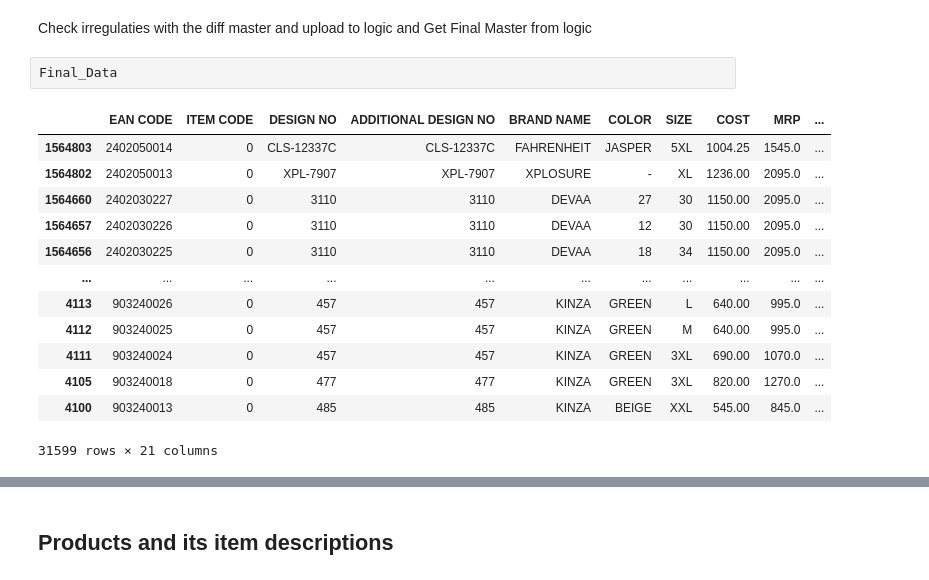
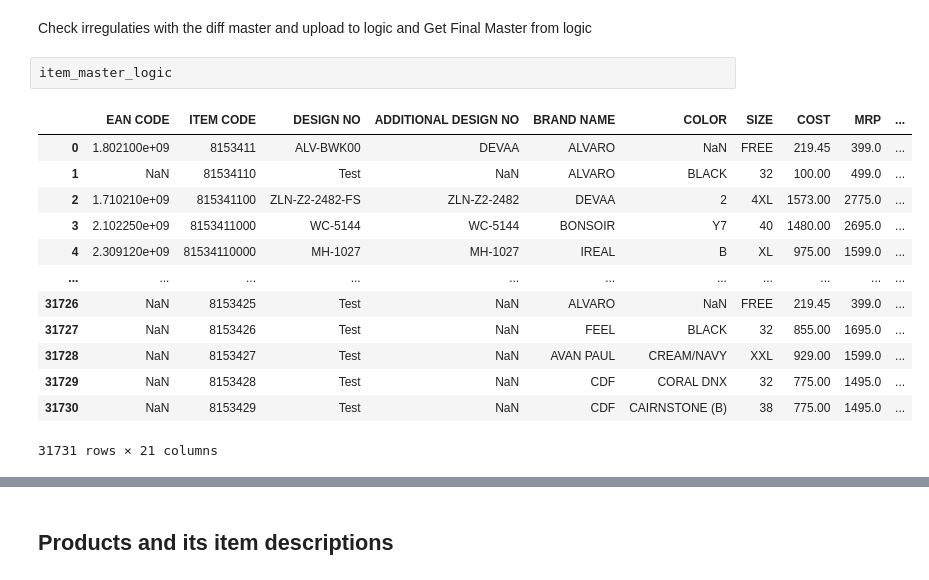
Before and after one commit to kjm8374/Devaa-Data-Migration, a Jupyter notebook: sqlTocsv.ipynb, the cells around one changed output, grey strips where cells are left out. Saved outputs shown, nothing was run; the diff lists cells and outputs as text.

```diff
--- a/sqlTocsv.ipynb
+++ b/sqlTocsv.ipynb
@@ -1249,22 +1236,22 @@ Final_Data
 merged_diff_master.to_excel('merged_item_master.xlsx')
 # %% [markdown]
 Check irregulaties with the diff master and upload to logic and Get Final Master from logic
-# %%
-Final_Data
-# %% [output]
-|  | EAN CODE | ITEM CODE | DESIGN NO | ADDITIONAL DESIGN NO | BRAND NAME | COLOR | SIZE | COST | MRP | ... |
-| 1564803 | 2402050014 | 0 | CLS-12337C | CLS-12337C | FAHRENHEIT | JASPER | 5XL | 1004.25 | 1545.0 | ... |
-| 1564802 | 2402050013 | 0 | XPL-7907 | XPL-7907 | XPLOSURE | - | XL | 1236.00 | 2095.0 | ... |
-| 1564660 | 2402030227 | 0 | 3110 | 3110 | DEVAA | 27 | 30 | 1150.00 | 2095.0 | ... |
-| 1564657 | 2402030226 | 0 | 3110 | 3110 | DEVAA | 12 | 30 | 1150.00 | 2095.0 | ... |
-| 1564656 | 2402030225 | 0 | 3110 | 3110 | DEVAA | 18 | 34 | 1150.00 | 2095.0 | ... |
-| ... | ... | ... | ... | ... | ... | ... | ... | ... | ... | ... |
-| 4113 | 903240026 | 0 | 457 | 457 | KINZA | GREEN | L | 640.00 | 995.0 | ... |
-| 4112 | 903240025 | 0 | 457 | 457 | KINZA | GREEN | M | 640.00 | 995.0 | ... |
-| 4111 | 903240024 | 0 | 457 | 457 | KINZA | GREEN | 3XL | 690.00 | 1070.0 | ... |
-| 4105 | 903240018 | 0 | 477 | 477 | KINZA | GREEN | 3XL | 820.00 | 1270.0 | ... |
-| 4100 | 903240013 | 0 | 485 | 485 | KINZA | BEIGE | XXL | 545.00 | 845.0 | ... |
-31599 rows × 21 columns
+# %%
+item_master_logic
+# %% [output]
+|  | EAN CODE | ITEM CODE | DESIGN NO | ADDITIONAL DESIGN NO | BRAND NAME | COLOR | SIZE | COST | MRP | ... |
+| 0 | 1.802100e+09 | 8153411 | ALV-BWK00 | DEVAA | ALVARO | NaN | FREE | 219.45 | 399.0 | ... |
+| 1 | NaN | 81534110 | Test | NaN | ALVARO | BLACK | 32 | 100.00 | 499.0 | ... |
+| 2 | 1.710210e+09 | 815341100 | ZLN-Z2-2482-FS | ZLN-Z2-2482 | DEVAA | 2 | 4XL | 1573.00 | 2775.0 | ... |
+| 3 | 2.102250e+09 | 8153411000 | WC-5144 | WC-5144 | BONSOIR | Y7 | 40 | 1480.00 | 2695.0 | ... |
+| 4 | 2.309120e+09 | 81534110000 | MH-1027 | MH-1027 | IREAL | B | XL | 975.00 | 1599.0 | ... |
+| ... | ... | ... | ... | ... | ... | ... | ... | ... | ... | ... |
+| 31726 | NaN | 8153425 | Test | NaN | ALVARO | NaN | FREE | 219.45 | 399.0 | ... |
+| 31727 | NaN | 8153426 | Test | NaN | FEEL | BLACK | 32 | 855.00 | 1695.0 | ... |
+| 31728 | NaN | 8153427 | Test | NaN | AVAN PAUL | CREAM/NAVY | XXL | 929.00 | 1599.0 | ... |
+| 31729 | NaN | 8153428 | Test | NaN | CDF | CORAL DNX | 32 | 775.00 | 1495.0 | ... |
+| 31730 | NaN | 8153429 | Test | NaN | CDF | CAIRNSTONE (B) | 38 | 775.00 | 1495.0 | ... |
+31731 rows × 21 columns
 # %%
 from numpy import int64
 
```
Also changed, not shown: parts of 30 cells of this notebook, 41 other files.
